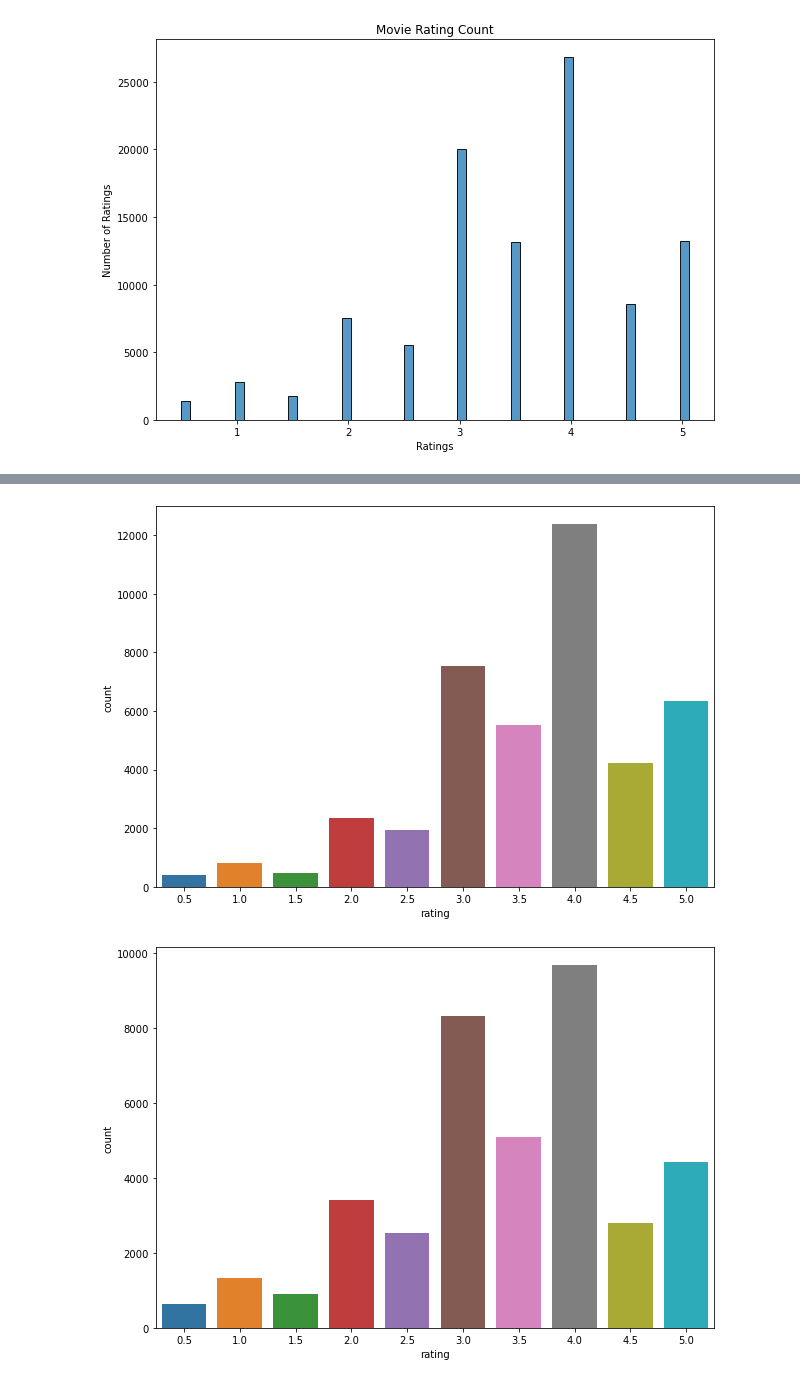
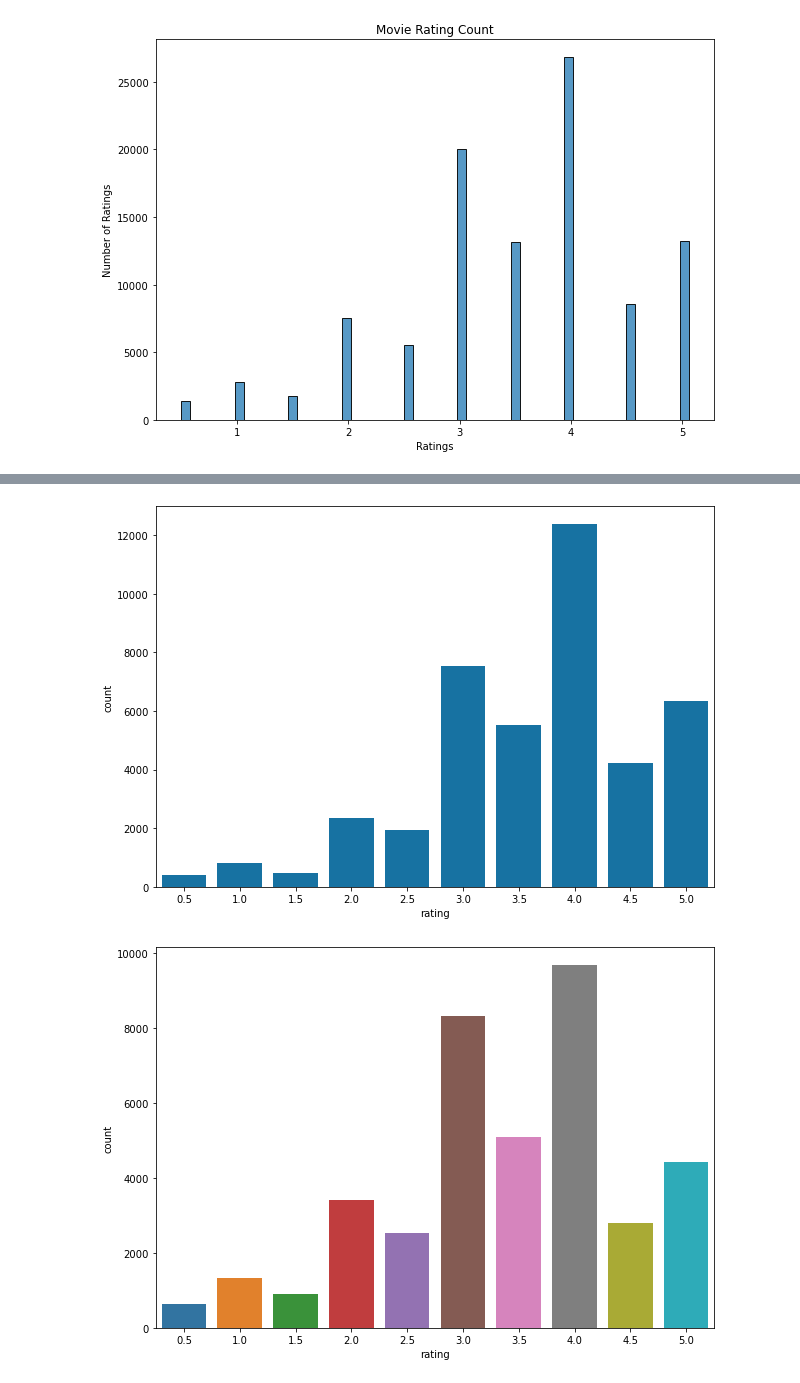
Before and after one commit to MackoyS/movielens-recommendation-system, a Jupyter notebook: movie_recc_system.ipynb, the cells around one changed output, grey strips where cells are left out. Cells and saved outputs as stored; diff of their text form; code cells hidden in the pictures.

```diff
--- a/movie_recc_system.ipynb
+++ b/movie_recc_system.ipynb
@@ -486,12 +520,12 @@ plt.title('Movie Rating Count');
 # %%
 #genres and ratings
 drama = movie.loc[movie['Drama'] == 1]
 drama['Drama'].value_counts()
 
 plt.figure(figsize=(10,7))
-sns.countplot(data=drama, x='rating');
+sns.countplot(data=drama, x='rating', color='#0079b9');
 # %% [output]
-[figure, old version]
+[figure, new version]
 # %%
 #comedy['Comedy'].value_counts()
 # %%
```
Also changed, not shown: parts of 11 cells of this notebook.
